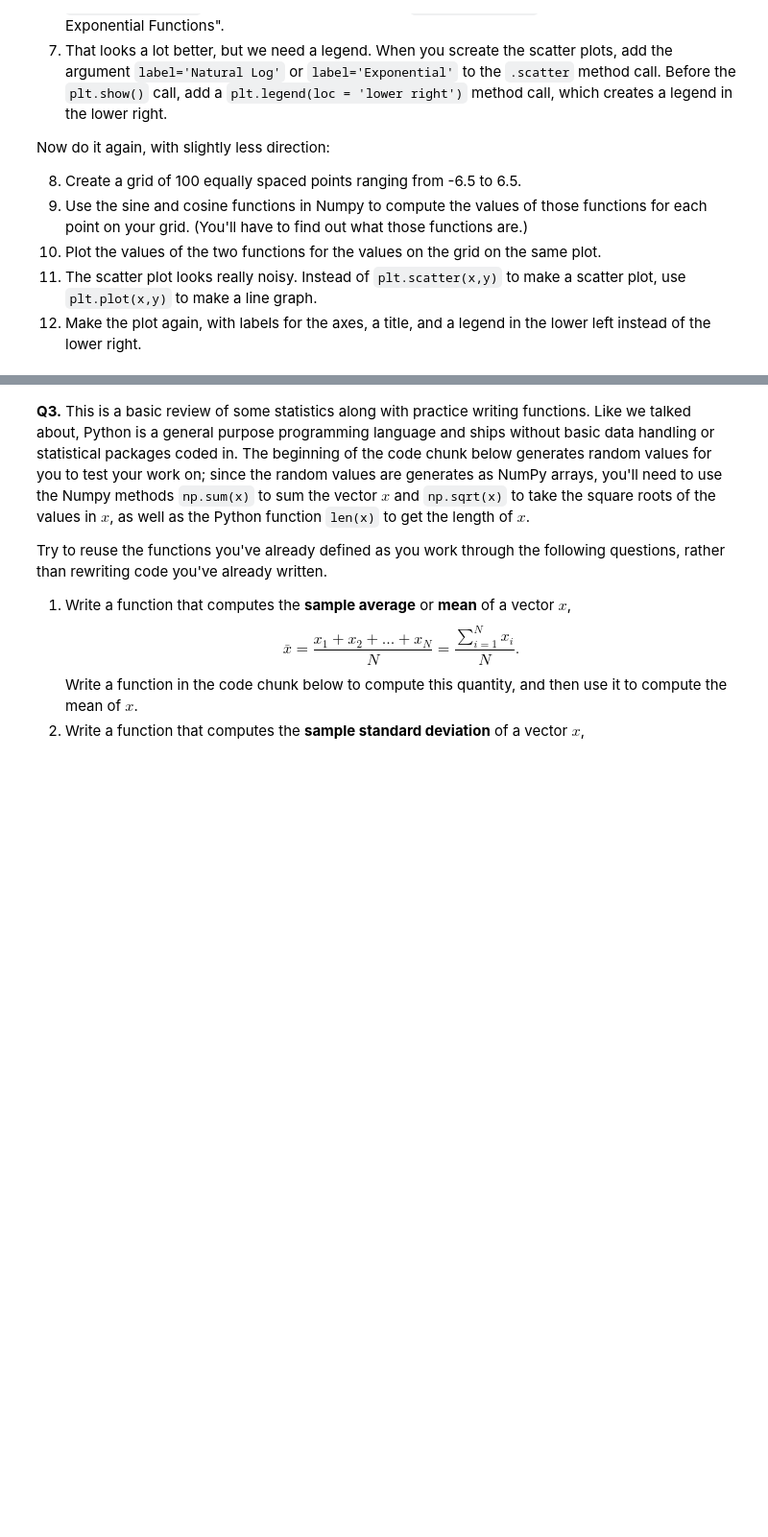
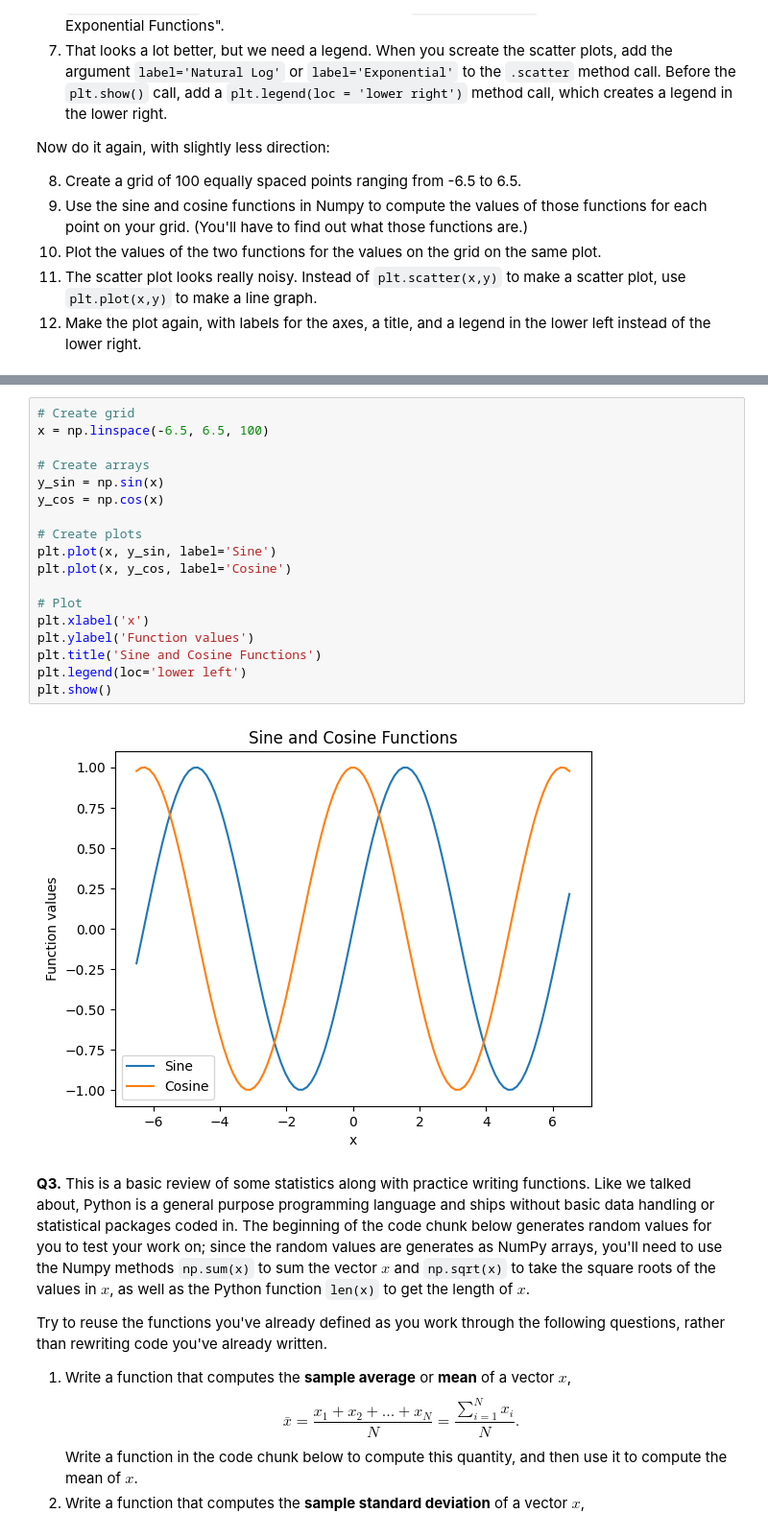
Before and after one commit to tns7ny/programming, a Jupyter notebook: assignment/assignment_programming.ipynb, the cells around one changed output, grey strips where cells are left out. Shown at 96% size. Drawn from its saved outputs; the diff is of its cells as text; blank space fills up the shorter version.

```diff
--- a/assignment/assignment_programming.ipynb
+++ b/assignment/assignment_programming.ipynb
@@ -54,3 +74,23 @@ import matplotlib.pyplot as plt
+# %%
+# Create grid
+x = np.linspace(-6.5, 6.5, 100)
+
+# Create arrays
+y_sin = np.sin(x)
+y_cos = np.cos(x)
+
+# Create plots
+plt.plot(x, y_sin, label='Sine')
+plt.plot(x, y_cos, label='Cosine')
+
+# Plot
+plt.xlabel('x')
+plt.ylabel('Function values')
+plt.title('Sine and Cosine Functions')
+plt.legend(loc='lower left')
+plt.show()
+# %% [output]
+[figure, added]
 # %% [markdown]
 **Q3.** This is a basic review of some statistics along with practice writing functions. Like we talked about, Python is a general purpose programming language and ships without basic data handling or statistical packages coded in. The beginning of the code chunk below generates random values for you to test your work on; since the random values are generates as NumPy arrays, you'll need to use the Numpy methods `np.sum(x)` to sum the vector $x$ and `np.sqrt(x)` to take the square roots of the values in $x$, as well as the Python function `len(x)` to get the length of $x$.
 
```
Also changed, not shown: parts of 2 cells of this notebook.
